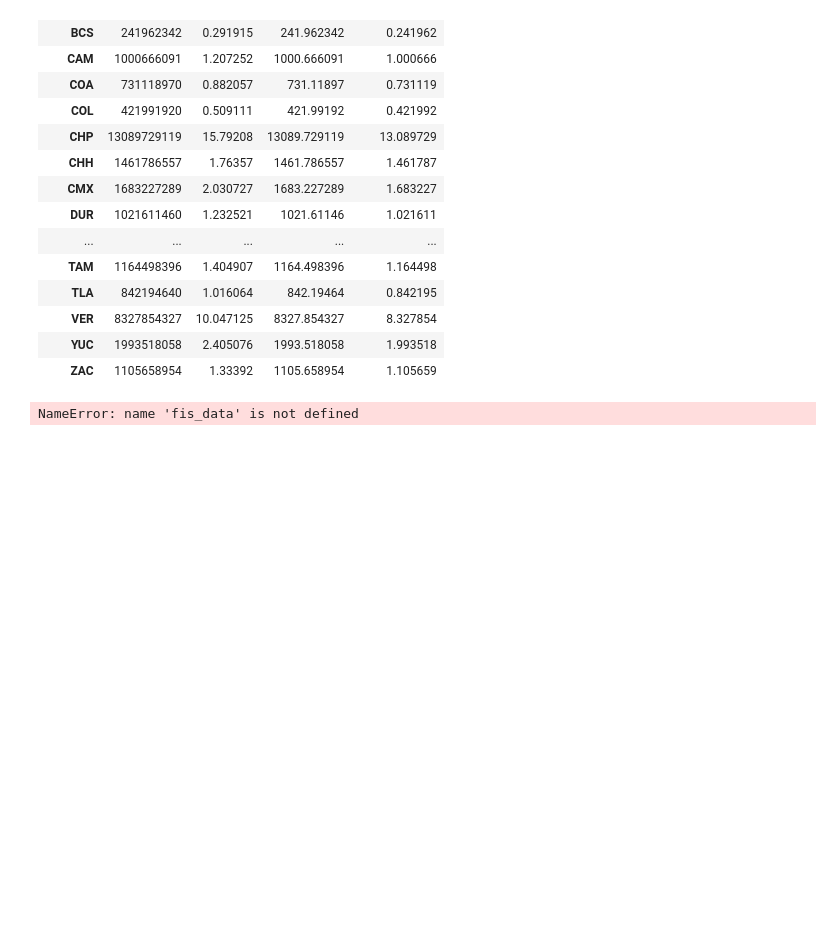
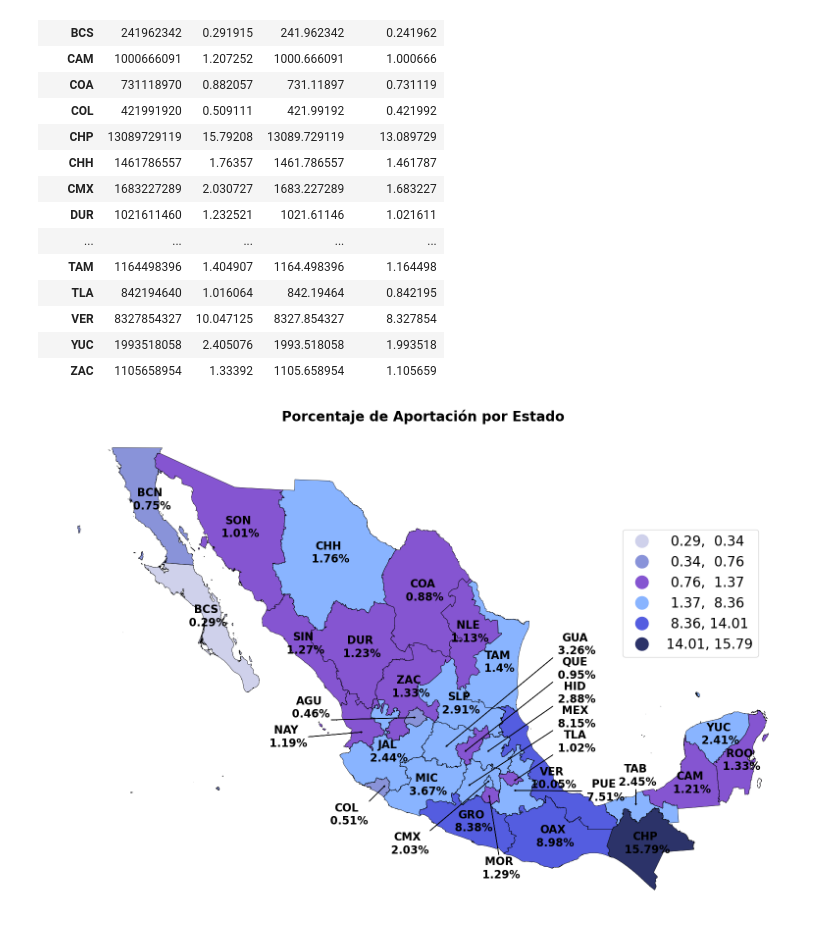
Before and after one commit to Dust1920/SIM26, a Jupyter notebook: visualization/maps/maps_mexico.ipynb, the cells around one changed output. Cells and saved outputs as stored; diff of their text form; code cells hidden in the pictures; blank space fills up the shorter version.

```diff
--- a/visualization/maps/maps_mexico.ipynb
+++ b/visualization/maps/maps_mexico.ipynb
@@ -574,6 +606,23 @@ ax.set_axis_off()
 # mexico_fis.plot('FISDMF2022',figsize = (20,20), scheme = 'percentiles', legend=True, ax = ax,
 #                 legend_kwds={'fontsize' : 8})
 # ax.set_axis_off()
+
+def arrow(text, position, text_position, ax):
+    ax.annotate(text, xy=position, xytext=text_position,
+                arrowprops=dict(facecolor='k', width=0.1, headwidth=2, headlength = 2),
+                ha='center', va='center', fontsize=16,
+                xycoords=ax.transAxes,
+                weight = 'bold')
+def text_block(content, pos, ax):
+    ax.annotate(text = content,
+                    xy=pos,
+                    fontsize=16,
+                    horizontalalignment='center',
+                    verticalalignment='center',
+                    weight = 'bold')
+    return pos
+
+
 
 def mexico_map_2(colors: ListedColormap, col_data: str, mexico_df: gpd.GeoDataFrame, **kwargs):
     title = kwargs.get('title', None)
@@ -602,7 +651,7 @@ def mexico_map_2(colors: ListedColormap, col_data: str, mexico_df: gpd.GeoDataFr
     ax.set_axis_off()
     ax.set_title(title, fontsize = 30)
 
-    ax.text(x = 0, y = 1.6e6, s = data_text, fontsize = 18, weight = 'bold')
+    ax.text(x = 0, y = 1.6e6, s = data_text, fontsize = 20, weight = 'bold')
 
     area_limit = mexico_df.geometry.area['Yucatán']
     mini = 0
@@ -637,31 +686,31 @@ def hex_to_RGB(hex_str):
     return [int(hex_str[i:i+2], 16) for i in range(0,6,2)]
 
 def get_color_gradient(c1, c2, n):
     """
     Given two hex colors, returns a color gradient
     with n colors.
     """
     assert n > 1
     c1_rgb = np.array(hex_to_RGB(c1))/255
     c2_rgb = np.array(hex_to_RGB(c2))/255
     mix_pcts = [x/(n-1) for x in range(n)]
     rgb_colors = [((1-mix)*c1_rgb + (mix*c2_rgb)) for mix in mix_pcts]
     return ["#" + "".join([format(int(round(val*255)), "02x") for val in item]) for item in rgb_colors]
 
 
 def gradient_cmap(col_limits, n_colors):
      return ListedColormap(get_color_gradient(col_limits[0],col_limits[1], n_colors))
 
 
 color_1 = "#CFD1EB"
 color_2 = "#8993D9"
 color_3 = "#8555D1"
 color_4 = "#89B4FF"
 color_5 = "#545DE0"
 color_6 = "#2C3369"
 cmap_sel = ListedColormap([color_1,color_2,color_3,color_4,color_5,color_6])
 
 
 mexico_map_2(cmap_sel, 'FIS %', mexico_fis)
 # %% [output]
-NameError: name 'fis_data' is not defined
+[figure, added]
```
Also changed, not shown: parts of 12 cells of this notebook, 6 other files.
